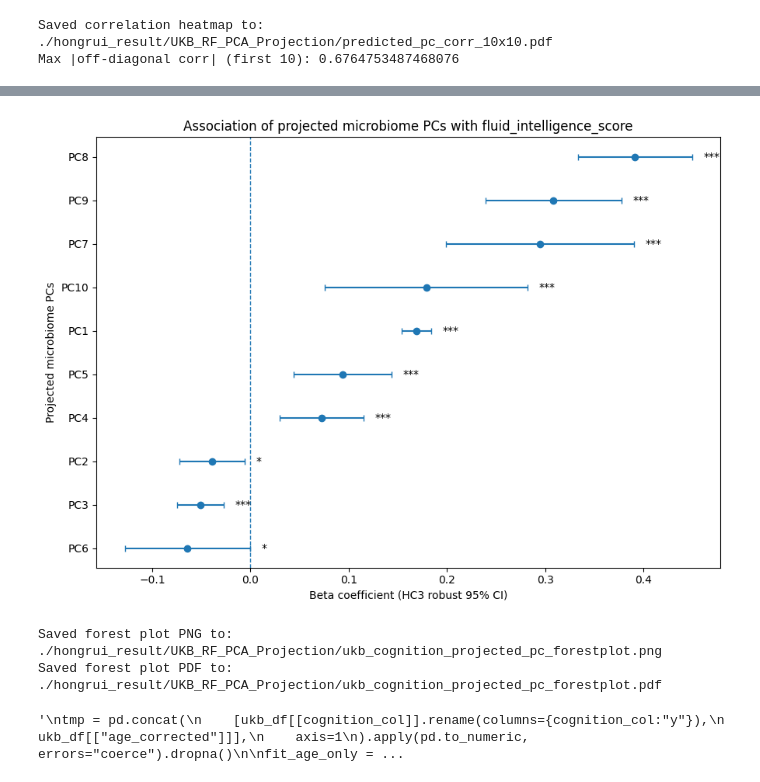
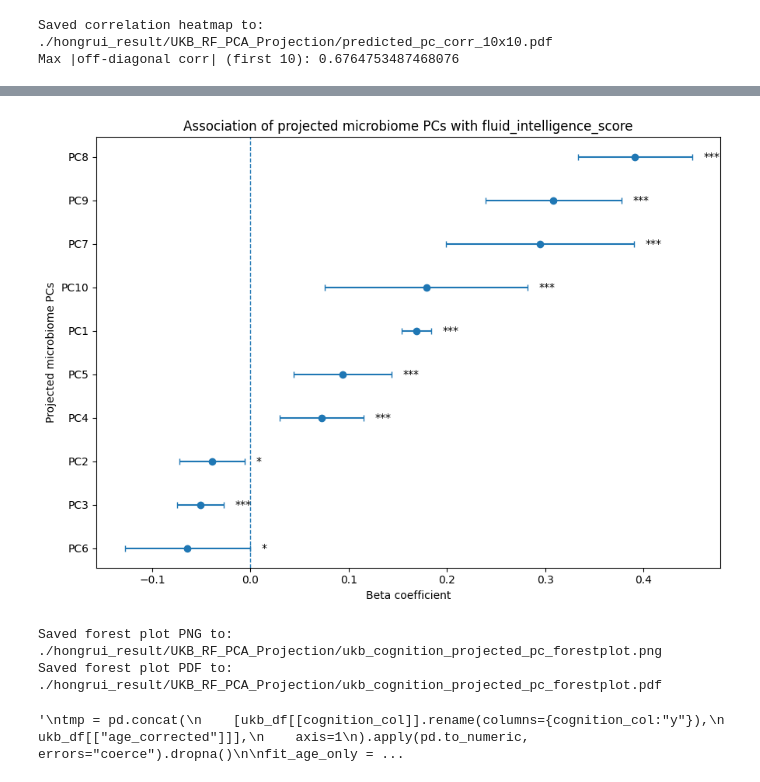
Before and after one commit to liuhon33/AGP_python_with_CV, a Jupyter notebook: projection_RF_PCA.ipynb, the cells around one changed output, grey strips where cells are left out. Saved outputs shown, nothing was run; the diff lists cells and outputs as text; code cells hidden in the pictures.

```diff
--- a/projection_RF_PCA.ipynb
+++ b/projection_RF_PCA.ipynb
@@ -391,35 +391,35 @@ ax.errorbar(
     fmt="o",
     capsize=3,
     linewidth=1.5
 )
 
 ax.axvline(0, linestyle="--", linewidth=1)
 
 ax.set_yticks(ypos)
 ax.set_yticklabels(forest_df["label"])
-ax.set_xlabel("Beta coefficient (HC3 robust 95% CI)")
+ax.set_xlabel("Beta coefficient")
 ax.set_ylabel("Projected microbiome PCs")
 ax.set_title(f"Association of projected microbiome PCs with {cognition_col}")
 
 # add significance stars to the right of each CI
 x_pad = 0.02 * (forest_df["ci_high"].max() - forest_df["ci_low"].min() + 1e-8)
 for i, row in forest_df.iterrows():
     if row["stars"] != "":
         ax.text(row["ci_high"] + x_pad, i, row["stars"], va="center", fontsize=10)
 
 plt.tight_layout()
 
 forest_png = os.path.join(out_dir, "ukb_cognition_projected_pc_forestplot.png")
 forest_pdf = os.path.join(out_dir, "ukb_cognition_projected_pc_forestplot.pdf")
 
 plt.savefig(forest_png, dpi=300, bbox_inches="tight")
 plt.savefig(forest_pdf, bbox_inches="tight")
 plt.show()
 
 print(f"Saved forest plot PNG to: {forest_png}")
 print(f"Saved forest plot PDF to: {forest_pdf}")
 # %% [output]
-[figure, old version]
+[figure, new version]
 Saved forest plot PNG to: ./hongrui_result/UKB_RF_PCA_Projection/ukb_cognition_projected_pc_forestplot.png
 Saved forest plot PDF to: ./hongrui_result/UKB_RF_PCA_Projection/ukb_cognition_projected_pc_forestplot.pdf
 # %%
```
Also changed, not shown: parts of 2 cells of this notebook, 6 other files.
